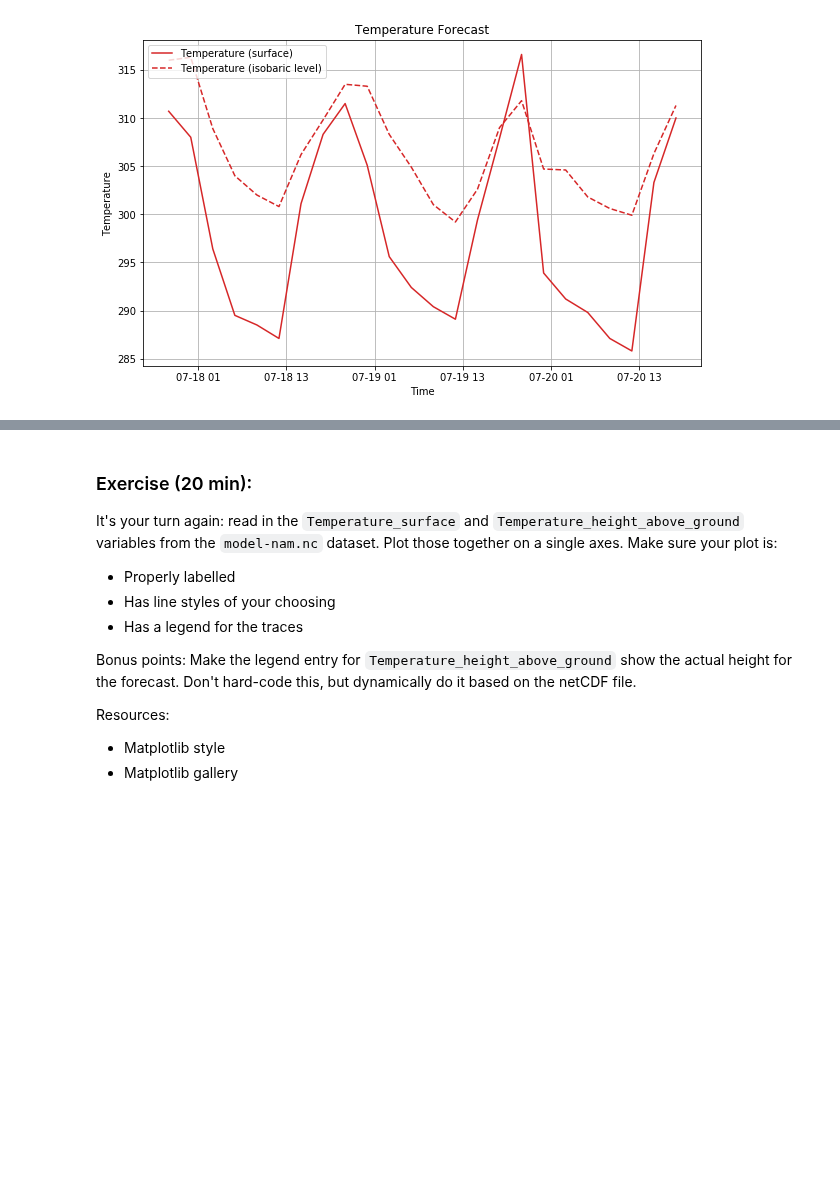
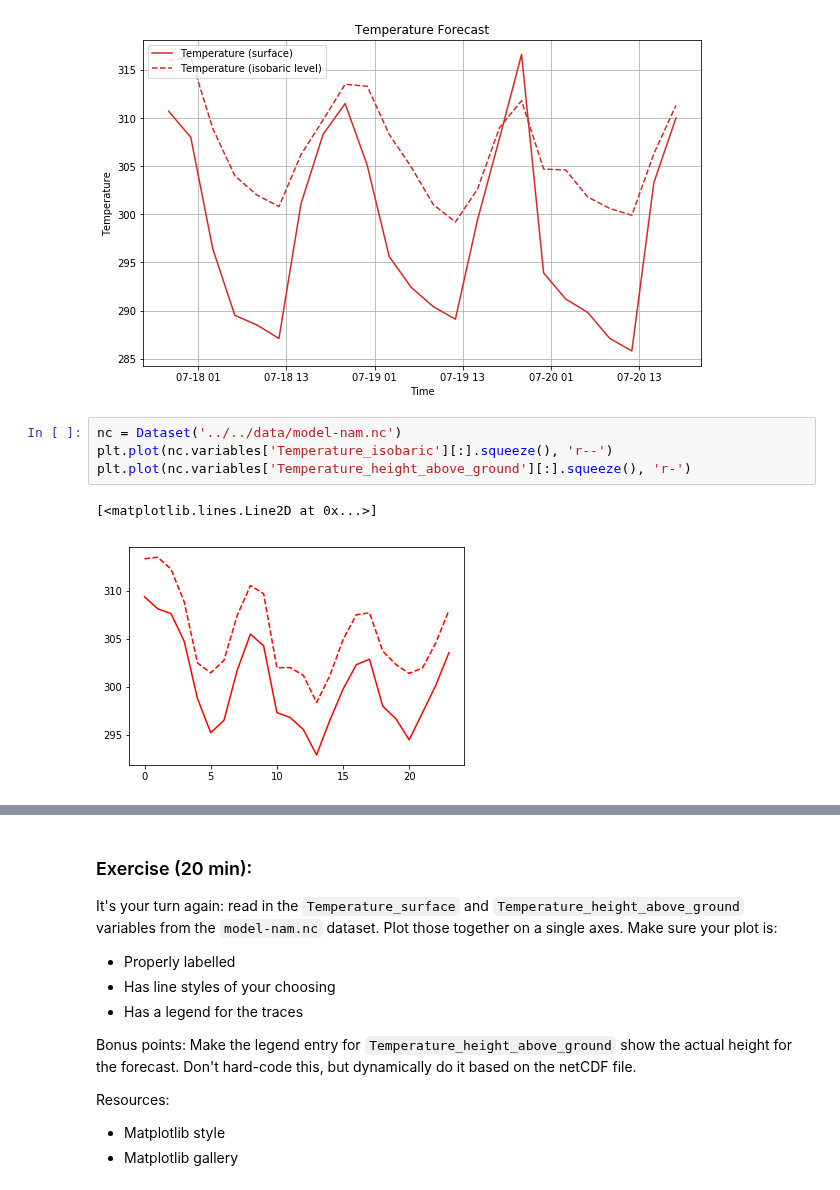
Before and after one commit to Unidata/python-workshop, a Jupyter notebook: notebooks/Time_Series/Time Series Plotting.ipynb, the cells around one changed output, grey strips where cells are left out. Saved outputs shown, nothing was run; the diff lists cells and outputs as text; blank space fills up the shorter version.

```diff
--- a/notebooks/Time_Series/Time Series Plotting.ipynb
+++ b/notebooks/Time_Series/Time Series Plotting.ipynb
@@ -307,3 +241,10 @@ ax.legend(loc='upper left')
 # %% [output]
 <matplotlib.legend.Legend at 0x...>
 [figure]
+# %%
+nc = Dataset('../../data/model-nam.nc')
+plt.plot(nc.variables['Temperature_isobaric'][:].squeeze(), 'r--')
+plt.plot(nc.variables['Temperature_height_above_ground'][:].squeeze(), 'r-')
+# %% [output]
+[<matplotlib.lines.Line2D at 0x...>]
+[figure, added]
```
Also changed, not shown: parts of 19 cells of this notebook, 5 other files.
